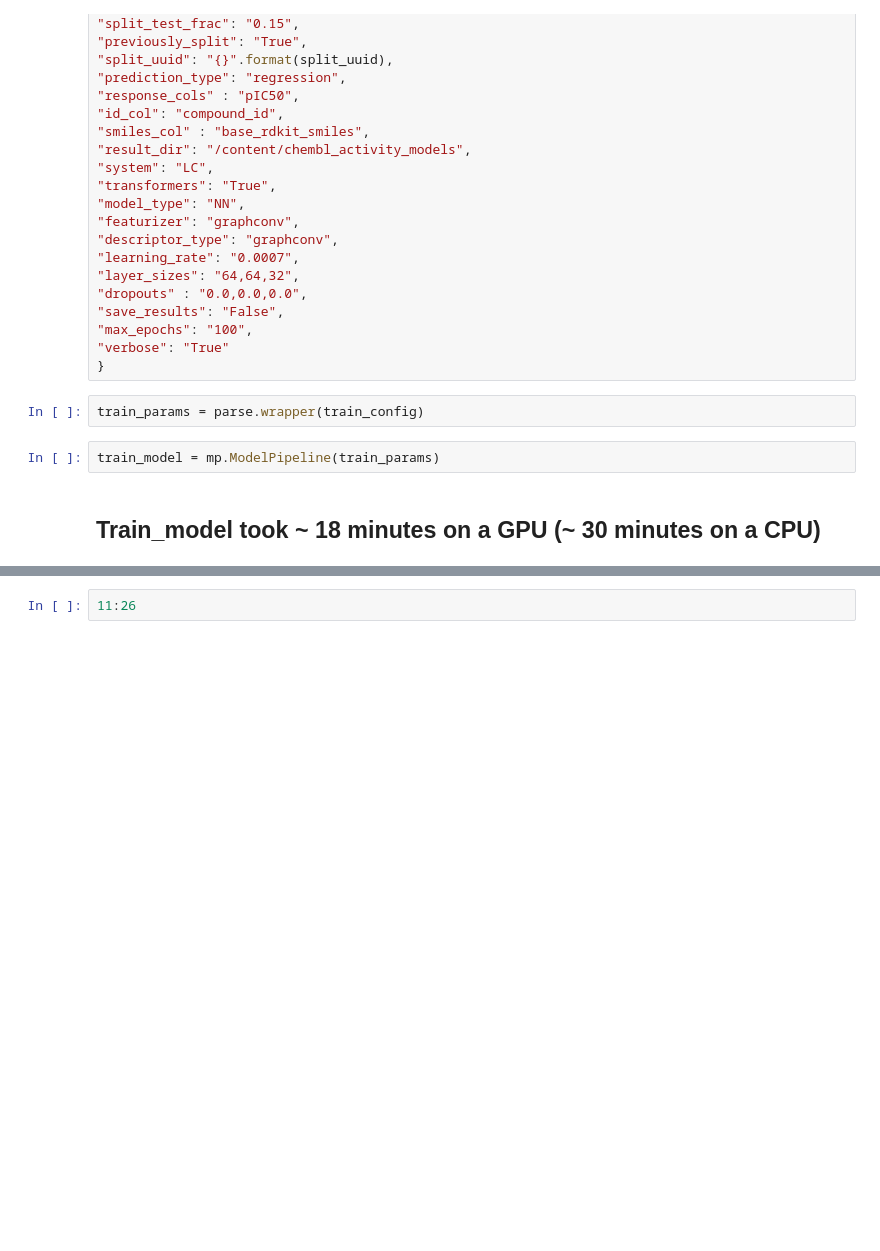
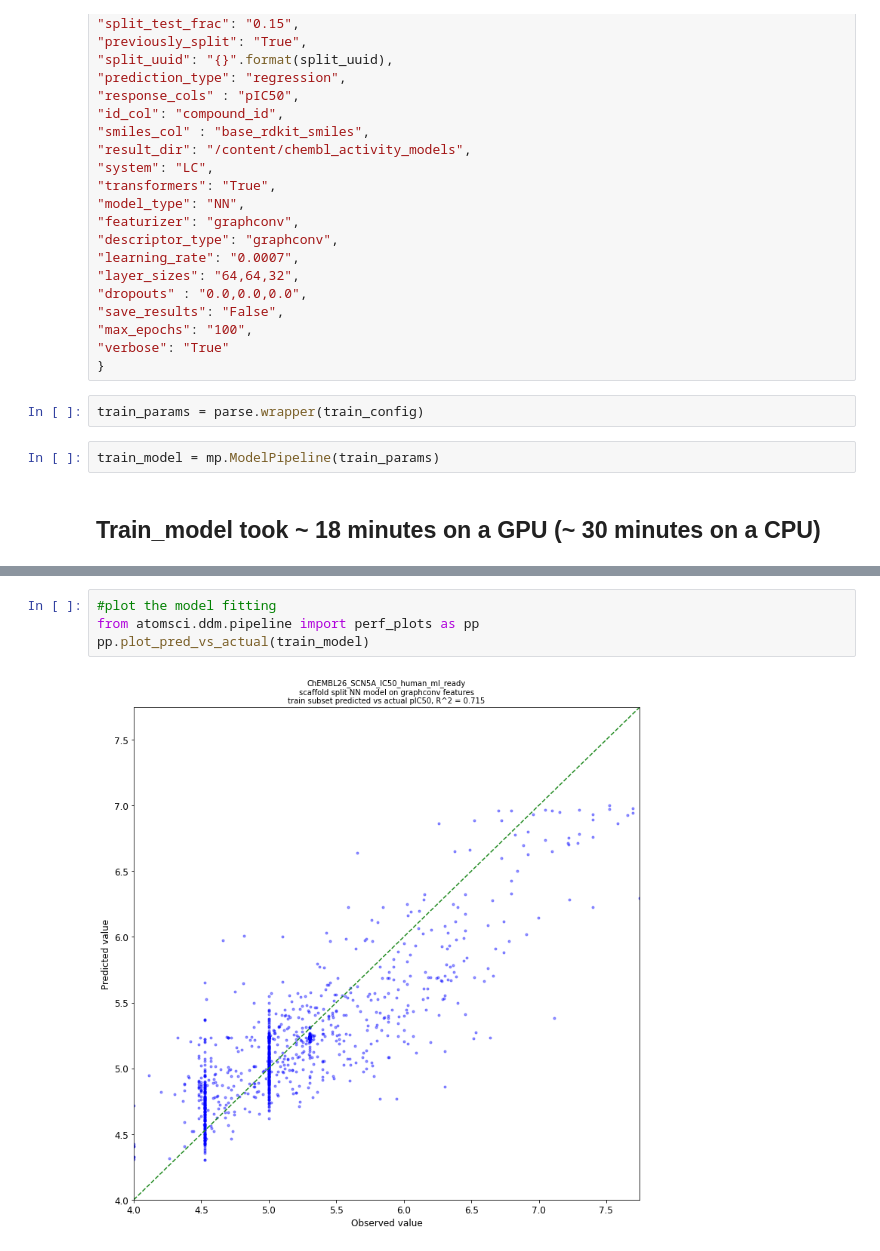
Before and after one commit to ravichas/AMPL-Tutorial, a Jupyter notebook: 03_CHEMBL26_SCN5A_IC50_example.ipynb, the cells around one changed output, grey strips where cells are left out. Cells and saved outputs as stored; diff of their text form; blank space fills up the shorter version.

```diff
--- a/03_CHEMBL26_SCN5A_IC50_example.ipynb
+++ b/03_CHEMBL26_SCN5A_IC50_example.ipynb
@@ -274,2 +282,6 @@ Found data for 1 models under /content/chembl_activity_models
-# %%
-11:26
+# %%
+#plot the model fitting
+from atomsci.ddm.pipeline import perf_plots as pp
+pp.plot_pred_vs_actual(train_model)
+# %% [output]
+[figure, added]
```
Also changed, not shown: parts of 13 cells of this notebook.
